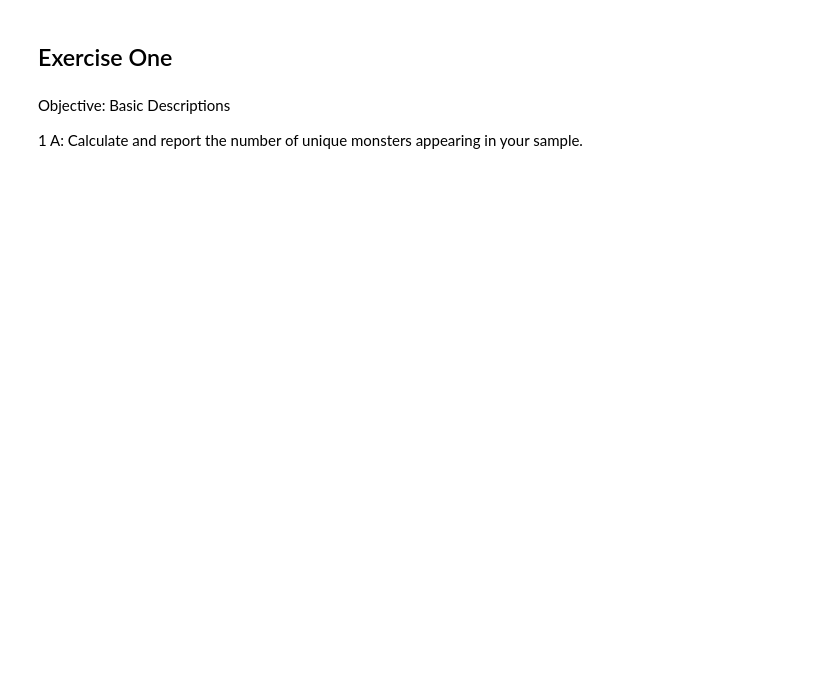
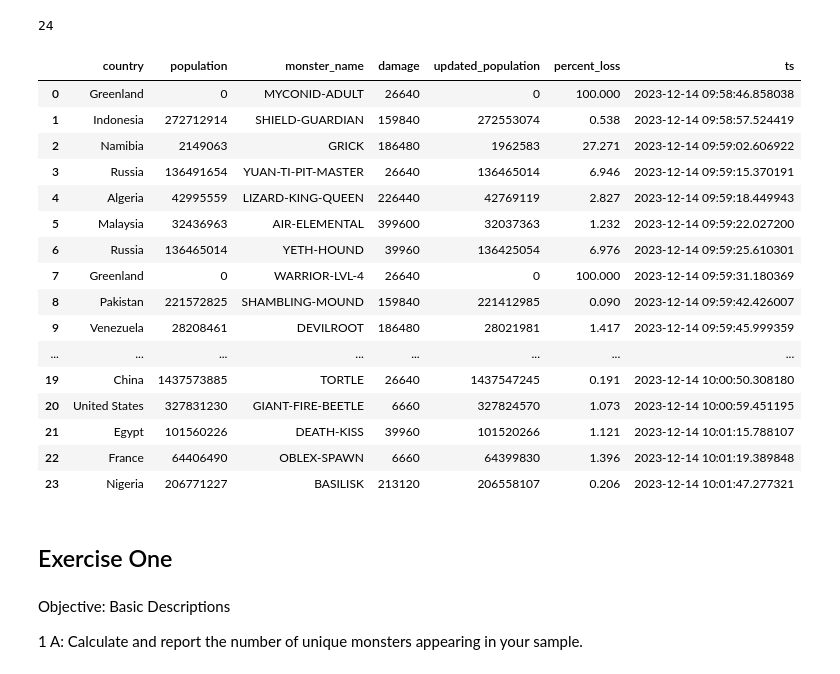
Before and after one commit to jmiller84/stream-processing-template, a Jupyter notebook: my-files/phase02/02_live_eda_exercise.ipynb, the cells around one changed output. Saved outputs shown, nothing was run; the diff lists cells and outputs as text; code cells hidden in the pictures; blank space fills up the shorter version.

```diff
--- a/my-files/phase02/02_live_eda_exercise.ipynb
+++ b/my-files/phase02/02_live_eda_exercise.ipynb
@@ -57,0 +94,4 @@ for data in stream:
+# %%
+len(sampled_data)
+# %% [output]
+24
@@ -58,3 +102,23 @@ for data in stream:
+# %%
+df
+# %% [output]
+|  | country | population | monster_name | damage | updated_population | percent_loss | ts |
+| 0 | Greenland | 0 | MYCONID-ADULT | 26640 | 0 | 100.000 | 2023-12-14 09:58:46.858038 |
+| 1 | Indonesia | 272712914 | SHIELD-GUARDIAN | 159840 | 272553074 | 0.538 | 2023-12-14 09:58:57.524419 |
+| 2 | Namibia | 2149063 | GRICK | 186480 | 1962583 | 27.271 | 2023-12-14 09:59:02.606922 |
+| 3 | Russia | 136491654 | YUAN-TI-PIT-MASTER | 26640 | 136465014 | 6.946 | 2023-12-14 09:59:15.370191 |
+| 4 | Algeria | 42995559 | LIZARD-KING-QUEEN | 226440 | 42769119 | 2.827 | 2023-12-14 09:59:18.449943 |
+| 5 | Malaysia | 32436963 | AIR-ELEMENTAL | 399600 | 32037363 | 1.232 | 2023-12-14 09:59:22.027200 |
+| 6 | Russia | 136465014 | YETH-HOUND | 39960 | 136425054 | 6.976 | 2023-12-14 09:59:25.610301 |
+| 7 | Greenland | 0 | WARRIOR-LVL-4 | 26640 | 0 | 100.000 | 2023-12-14 09:59:31.180369 |
+| 8 | Pakistan | 221572825 | SHAMBLING-MOUND | 159840 | 221412985 | 0.090 | 2023-12-14 09:59:42.426007 |
+| 9 | Venezuela | 28208461 | DEVILROOT | 186480 | 28021981 | 1.417 | 2023-12-14 09:59:45.999359 |
+| ... | ... | ... | ... | ... | ... | ... | ... |
+| 19 | China | 1437573885 | TORTLE | 26640 | 1437547245 | 0.191 | 2023-12-14 10:00:50.308180 |
+| 20 | United States | 327831230 | GIANT-FIRE-BEETLE | 6660 | 327824570 | 1.073 | 2023-12-14 10:00:59.451195 |
+| 21 | Egypt | 101560226 | DEATH-KISS | 39960 | 101520266 | 1.121 | 2023-12-14 10:01:15.788107 |
+| 22 | France | 64406490 | OBLEX-SPAWN | 6660 | 64399830 | 1.396 | 2023-12-14 10:01:19.389848 |
+| 23 | Nigeria | 206771227 | BASILISK | 213120 | 206558107 | 0.206 | 2023-12-14 10:01:47.277321 |
 # %% [markdown]
 ## Exercise One
 # %% [markdown]
```
Also changed, not shown: parts of 20 cells of this notebook, 1 other file.
